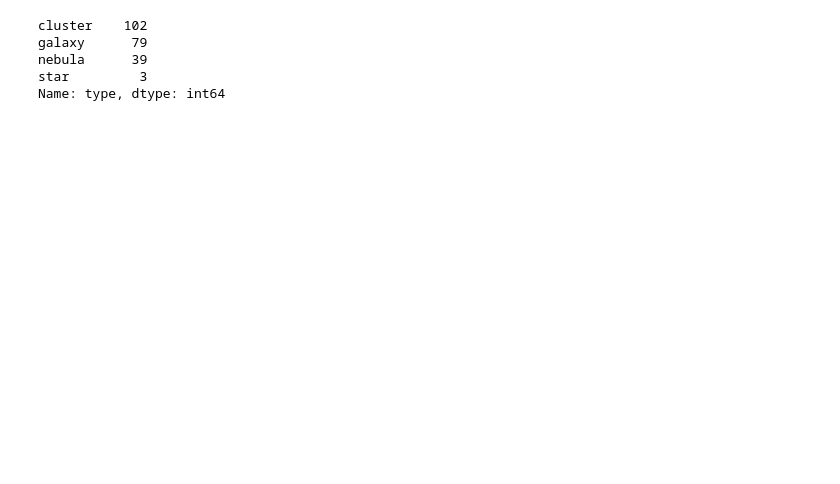
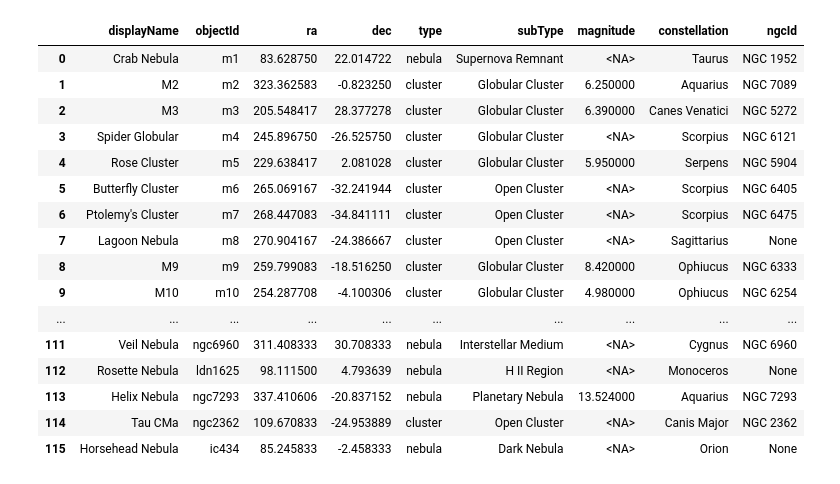
Before and after one commit to jeffrwatts/StarGazerData, a Jupyter notebook: Generate Data.ipynb, the cells around one changed output. Cells and saved outputs as stored; diff of their text form; code cells hidden in the pictures; blank space fills up the shorter version.

```diff
--- a/Generate Data.ipynb
+++ b/Generate Data.ipynb
@@ -393,8 +1,13 @@ df_combined['tags'] = ''
-# %%
-df_combined['type'].value_counts()
-# %% [output]
-cluster    102
-galaxy      79
-nebula      39
-star         3
-Name: type, dtype: int64
+# %%
+import numpy as np
+from astropy import units as u
+from astropy.coordinates import Angle, SkyCoord, get_constellation
+from astroquery.simbad import Simbad
+from astroquery.exceptions import RemoteServiceError
+
+import pandas as pd
+pd.set_option('display.max_rows', None)
+pd.set_option('display.float_format', '{:.6f}'.format)
+
+pd.set_option('display.max_columns', None)  # Ensure all columns are shown
+pd.set_option('display.max_colwidth', None)  # Display full content of each field
@@ -401 +183,43 @@ Name: type, dtype: int64
+# %%
+# Create initial DataFrame with display names of objects
+df_dsos = createIndividualDSOs()
+df_messier = createMessierCatalog()
+
+df = pd.concat([df_messier, df_dsos], ignore_index=True)
+
+# Adding empty columns for additional data
+df['objectId'] = pd.NA
+df['ra'] = pd.NA
+df['dec'] = pd.NA
+df['type'] = pd.NA
+df['subType'] = pd.NA
+df['magnitude'] = pd.NA
+df['constellation'] = pd.NA
+df['ngcId'] = pd.NA
+
+queryDSOObjects(df)
+applyNameOverrides(df)
+applyMissingObjectIds(df)
+mapSubTypeToType(df)
+expandSubType(df)
+# %%
+df[0:200]
+# %% [output]
+|  | displayName | objectId | ra | dec | type | subType | magnitude | constellation | ngcId |
+| 0 | Crab Nebula | m1 | 83.628750 | 22.014722 | nebula | Supernova Remnant | <NA> | Taurus | NGC 1952 |
+| 1 | M2 | m2 | 323.362583 | -0.823250 | cluster | Globular Cluster | 6.250000 | Aquarius | NGC 7089 |
+| 2 | M3 | m3 | 205.548417 | 28.377278 | cluster | Globular Cluster | 6.390000 | Canes Venatici | NGC 5272 |
+| 3 | Spider Globular | m4 | 245.896750 | -26.525750 | cluster | Globular Cluster | <NA> | Scorpius | NGC 6121 |
+| 4 | Rose Cluster | m5 | 229.638417 | 2.081028 | cluster | Globular Cluster | 5.950000 | Serpens | NGC 5904 |
+| 5 | Butterfly Cluster | m6 | 265.069167 | -32.241944 | cluster | Open Cluster | <NA> | Scorpius | NGC 6405 |
+| 6 | Ptolemy's Cluster | m7 | 268.447083 | -34.841111 | cluster | Open Cluster | <NA> | Scorpius | NGC 6475 |
+| 7 | Lagoon Nebula | m8 | 270.904167 | -24.386667 | cluster | Open Cluster | <NA> | Sagittarius | None |
+| 8 | M9 | m9 | 259.799083 | -18.516250 | cluster | Globular Cluster | 8.420000 | Ophiucus | NGC 6333 |
+| 9 | M10 | m10 | 254.287708 | -4.100306 | cluster | Globular Cluster | 4.980000 | Ophiucus | NGC 6254 |
+| ... | ... | ... | ... | ... | ... | ... | ... | ... | ... |
+| 111 | Veil Nebula | ngc6960 | 311.408333 | 30.708333 | nebula | Interstellar Medium | <NA> | Cygnus | NGC 6960 |
+| 112 | Rosette Nebula | ldn1625 | 98.111500 | 4.793639 | nebula | H II Region | <NA> | Monoceros | None |
+| 113 | Helix Nebula | ngc7293 | 337.410606 | -20.837152 | nebula | Planetary Nebula | 13.524000 | Aquarius | NGC 7293 |
+| 114 | Tau CMa | ngc2362 | 109.670833 | -24.953889 | cluster | Open Cluster | <NA> | Canis Major | NGC 2362 |
+| 115 | Horsehead Nebula | ic434 | 85.245833 | -2.458333 | nebula | Dark Nebula | <NA> | Orion | None |
 # %%
```
Also changed, not shown: parts of 10 cells of this notebook, 1 other file.
